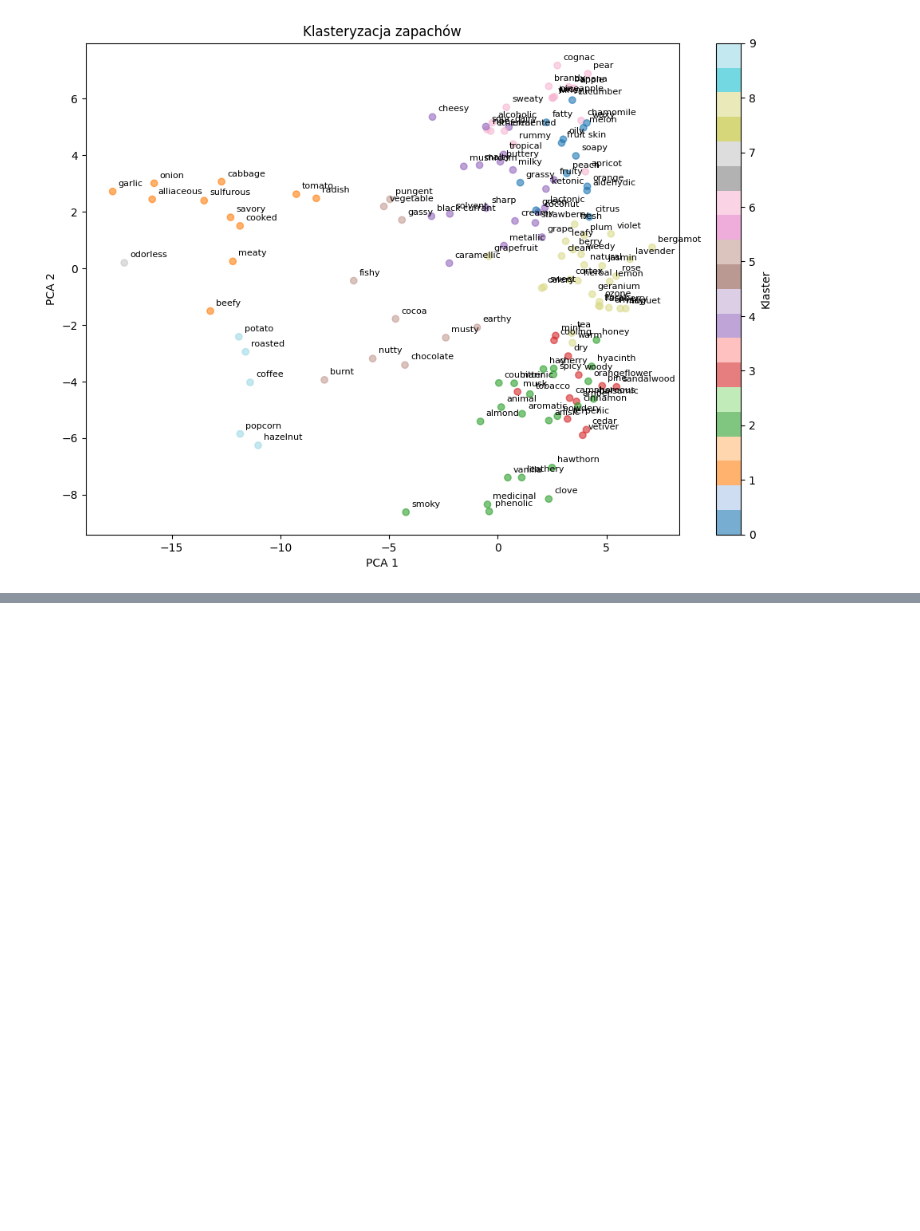
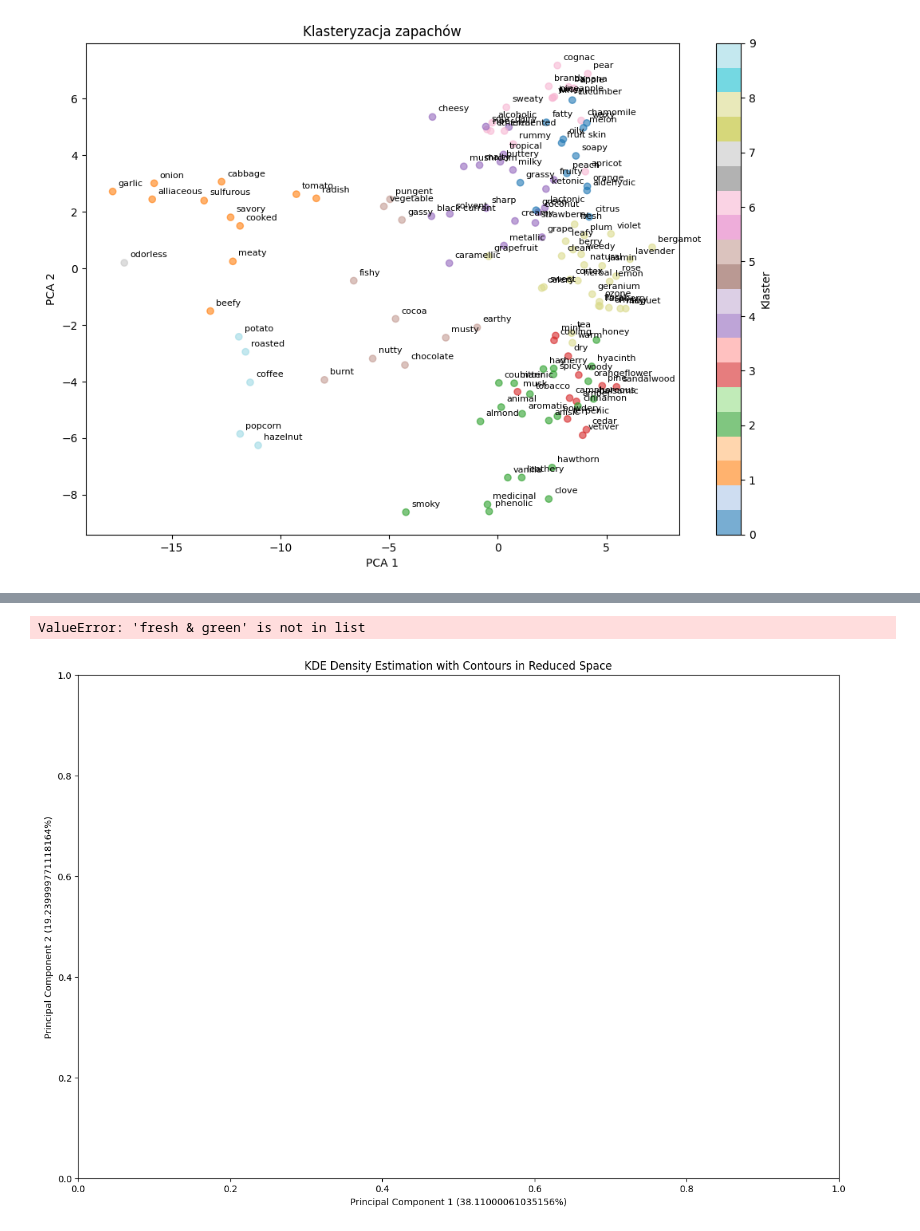
Before and after one commit to cluiverto/osmo, a Jupyter notebook: notebooks/openpom_clusters.ipynb, the cells around one changed output, grey strips where cells are left out. Saved outputs shown, nothing was run; the diff lists cells and outputs as text; code cells hidden in the pictures; blank space fills up the shorter version.

Commit message:
openpom - clustering #2

```diff
--- a/notebooks/openpom_clusters.ipynb
+++ b/notebooks/openpom_clusters.ipynb
@@ -327,0 +702,5 @@ plt.show()
+# %%
+cluster_plot()
+# %% [output]
+ValueError: 'fresh & green' is not in list
+[figure, added]
```
Also changed, not shown: parts of 5 cells of this notebook.
